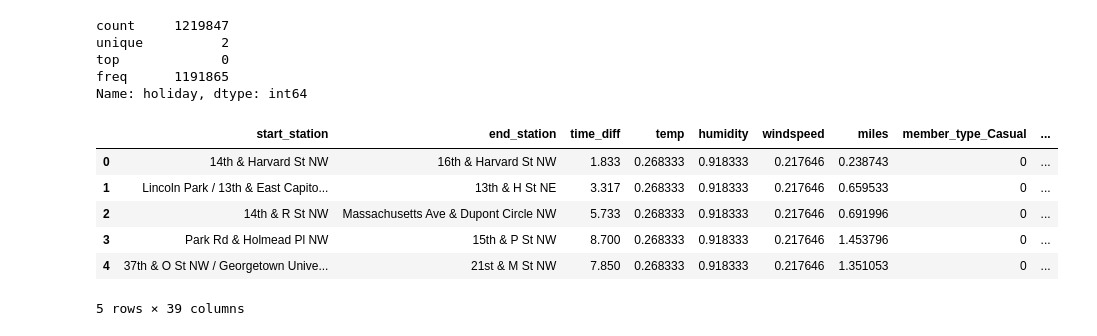
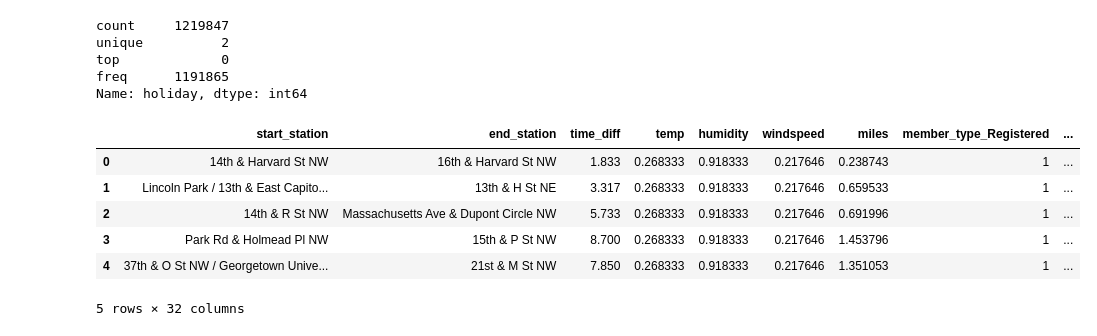
Before and after one commit to mcassi17/Bikeshare_Time_Prediction, a Jupyter notebook: Initial_Machine_Learning.ipynb, the cells around one changed output. Drawn from its saved outputs; the diff is of its cells as text; code cells hidden in the pictures.

```diff
--- a/Initial_Machine_Learning.ipynb
+++ b/Initial_Machine_Learning.ipynb
@@ -166,16 +166,16 @@ Name: holiday, dtype: int64
 # %%
 bikeshare_dummy = pd.get_dummies(bikeshare_machine,
                                  columns=['member_type','season','month','holiday',
-                                          'weekday','work_day','weather_cat'])
+                                          'weekday','work_day','weather_cat'], drop_first=True)
 bikeshare_dummy.head()
 # %% [output]
-|  | start_station | end_station | time_diff | temp | humidity | windspeed | miles | member_type_Casual | ... |
-| 0 | 14th & Harvard St NW | 16th & Harvard St NW | 1.833 | 0.268333 | 0.918333 | 0.217646 | 0.238743 | 0 | ... |
-| 1 | Lincoln Park / 13th & East Capito... | 13th & H St NE | 3.317 | 0.268333 | 0.918333 | 0.217646 | 0.659533 | 0 | ... |
-| 2 | 14th & R St NW | Massachusetts Ave & Dupont Circle NW | 5.733 | 0.268333 | 0.918333 | 0.217646 | 0.691996 | 0 | ... |
-| 3 | Park Rd & Holmead Pl NW | 15th & P St NW | 8.700 | 0.268333 | 0.918333 | 0.217646 | 1.453796 | 0 | ... |
-| 4 | 37th & O St NW / Georgetown Unive... | 21st & M St NW | 7.850 | 0.268333 | 0.918333 | 0.217646 | 1.351053 | 0 | ... |
+|  | start_station | end_station | time_diff | temp | humidity | windspeed | miles | member_type_Registered | ... |
+| 0 | 14th & Harvard St NW | 16th & Harvard St NW | 1.833 | 0.268333 | 0.918333 | 0.217646 | 0.238743 | 1 | ... |
+| 1 | Lincoln Park / 13th & East Capito... | 13th & H St NE | 3.317 | 0.268333 | 0.918333 | 0.217646 | 0.659533 | 1 | ... |
+| 2 | 14th & R St NW | Massachusetts Ave & Dupont Circle NW | 5.733 | 0.268333 | 0.918333 | 0.217646 | 0.691996 | 1 | ... |
+| 3 | Park Rd & Holmead Pl NW | 15th & P St NW | 8.700 | 0.268333 | 0.918333 | 0.217646 | 1.453796 | 1 | ... |
+| 4 | 37th & O St NW / Georgetown Unive... | 21st & M St NW | 7.850 | 0.268333 | 0.918333 | 0.217646 | 1.351053 | 1 | ... |
-5 rows × 39 columns
+5 rows × 32 columns
 # %%
 bikeshare_dummy.columns
 # %% [output]
```
Also changed, not shown: parts of 60 cells of this notebook.
